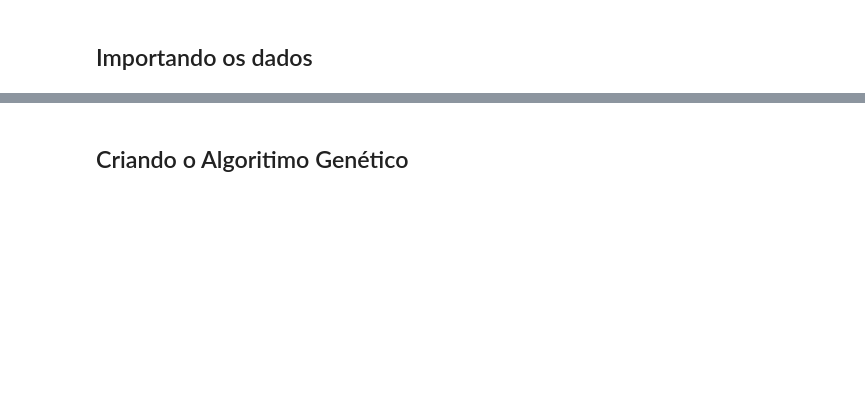
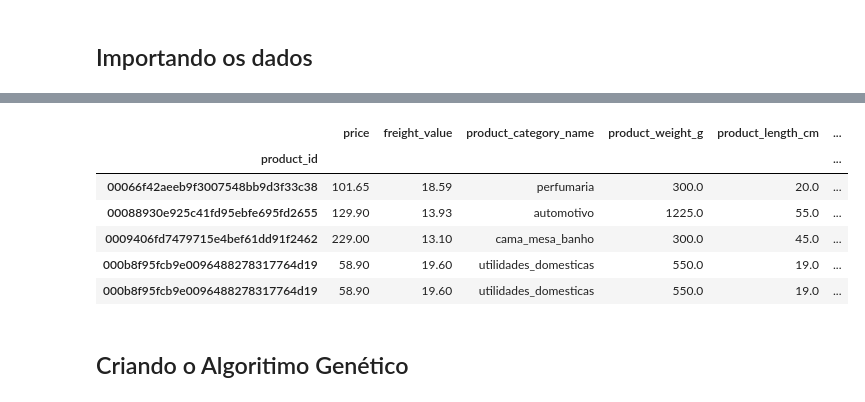
Before and after one commit to jvataidee/PesquisaOperacional, a Jupyter notebook: otimização_caraga_caminhão.ipynb, the cells around one changed output, grey strips where cells are left out. Cells and saved outputs as stored; diff of their text form; code cells hidden in the pictures; blank space fills up the shorter version.

```diff
--- a/otimização_caraga_caminhão.ipynb
+++ b/otimização_caraga_caminhão.ipynb
@@ -92,0 +98,12 @@ df_produto.head()
+# %%
+ #Realizar um join entre as tabelas
+ df = df_items.join(df_produto)
+ df.head()
+# %% [output]
+|  | price | freight_value | product_category_name | product_weight_g | product_length_cm | ... |
+| product_id |  |  |  |  |  | ... |
+| 00066f42aeeb9f3007548bb9d3f33c38 | 101.65 | 18.59 | perfumaria | 300.0 | 20.0 | ... |
+| 00088930e925c41fd95ebfe695fd2655 | 129.90 | 13.93 | automotivo | 1225.0 | 55.0 | ... |
+| 0009406fd7479715e4bef61dd91f2462 | 229.00 | 13.10 | cama_mesa_banho | 300.0 | 45.0 | ... |
+| 000b8f95fcb9e0096488278317764d19 | 58.90 | 19.60 | utilidades_domesticas | 550.0 | 19.0 | ... |
+| 000b8f95fcb9e0096488278317764d19 | 58.90 | 19.60 | utilidades_domesticas | 550.0 | 19.0 | ... |
```
Also changed, not shown: parts of 19 cells of this notebook.
